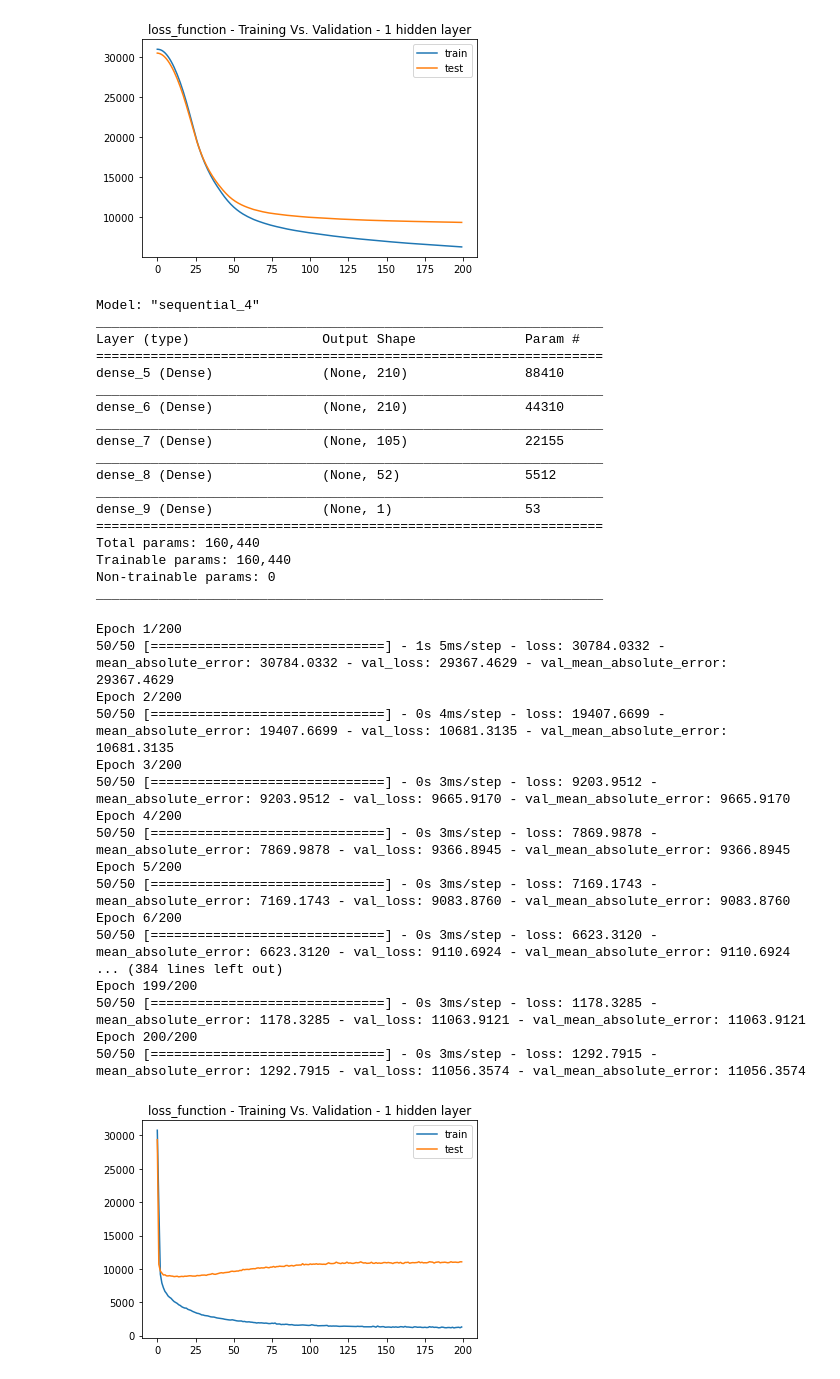
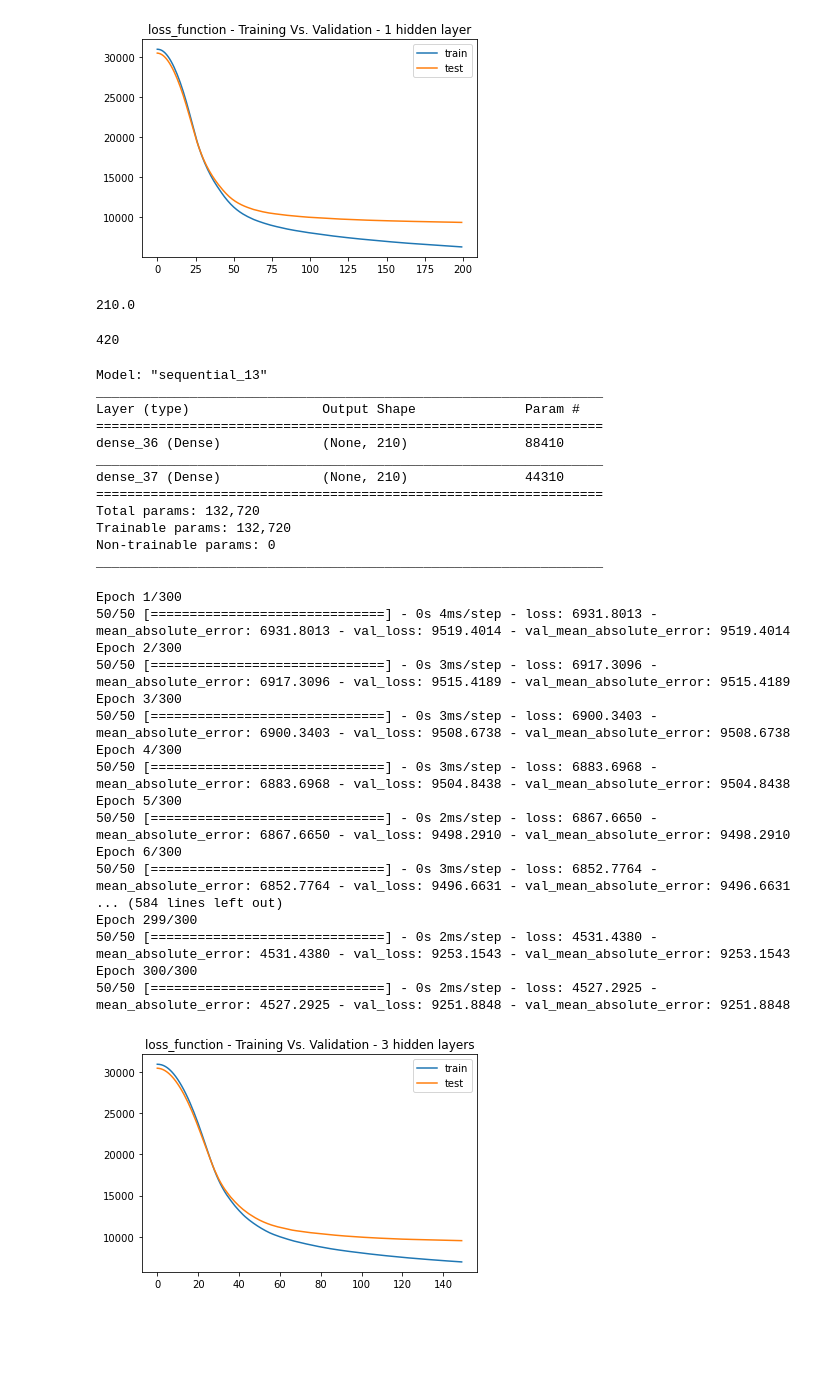
Before and after one commit to justinm329/Job_salary_prediction_2, a Jupyter notebook: Main_2.ipynb, the cells around one changed output. Saved outputs shown, nothing was run; the diff lists cells and outputs as text; code cells hidden in the pictures; blank space fills up the shorter version.

```diff
--- a/Main_2.ipynb
+++ b/Main_2.ipynb
@@ -425,62 +425,64 @@ neural_network_2 = Sequential()
 
 # create the hidden latter
 neural_network_2.add(Dense(units = number_hidden_nodes, input_dim = number_input_columns, activation = "relu", kernel_initializer='normal' ))
-# create output layer
-neural_network_2.add(Dense(units = number_hidden_nodes_2,  activation = "relu", kernel_initializer='normal'))
+# create second hidden layer
+#neural_network_2.add(Dense(units = number_hidden_nodes_2,  activation = "relu", kernel_initializer='normal'))
 # hidden layer 3
-neural_network_2.add(Dense(units = hidden_layer_3,  activation = "relu", kernel_initializer='normal'))
+#neural_network_2.add(Dense(units = hidden_layer_3,  activation = "relu", kernel_initializer='normal'))
 # hidden layer 4
-neural_network_2.add(Dense(units = hidden_layer_4,  activation = "relu", kernel_initializer='normal'))
+#neural_network_2.add(Dense(units = hidden_layer_4,  activation = "relu", kernel_initializer='normal'))
 #output layer
-neural_network_2.add(Dense(units = 1,  activation = "linear", kernel_initializer='normal'))
+neural_network_2.add(Dense(units =number_hidden_nodes_2,  activation = "relu", kernel_initializer='normal'))
+# %%
+number_hidden_nodes_2
+# %% [output]
+210.0
+# %%
+number_input_columns_2
+# %% [output]
+420
 # %%
 neural_network_2.compile(loss="mean_absolute_error", optimizer="adam", metrics=["mean_absolute_error"])
 neural_network_2.summary()
 # %% [output]
-Model: "sequential_4"
+Model: "sequential_13"
 _________________________________________________________________
 Layer (type)                 Output Shape              Param #
 =================================================================
-dense_5 (Dense)              (None, 210)               88410
+dense_36 (Dense)             (None, 210)               88410
 _________________________________________________________________
-dense_6 (Dense)              (None, 210)               44310
-_________________________________________________________________
-dense_7 (Dense)              (None, 105)               22155
-_________________________________________________________________
-dense_8 (Dense)              (None, 52)                5512
-_________________________________________________________________
-dense_9 (Dense)              (None, 1)                 53
+dense_37 (Dense)             (None, 210)               44310
 =================================================================
-Total params: 160,440
-Trainable params: 160,440
+Total params: 132,720
+Trainable params: 132,720
 Non-trainable params: 0
 _________________________________________________________________
 # %%
-nn_model_2 = neural_network_2.fit(X_train_scaled, y_train,validation_split=0.3, epochs=200)
+nn_model_2 = neural_network_2.fit(X_train_scaled, y_train,validation_split=0.3, epochs=300)
 # %% [output]
-Epoch 1/200
-50/50 [==============================] - 1s 5ms/step - loss: 30784.0332 - mean_absolute_error: 30784.0332 - val_loss: 29367.4629 - val_mean_absolute_error: 29367.4629
-Epoch 2/200
-50/50 [==============================] - 0s 4ms/step - loss: 19407.6699 - mean_absolute_error: 19407.6699 - val_loss: 10681.3135 - val_mean_absolute_error: 10681.3135
-Epoch 3/200
-50/50 [==============================] - 0s 3ms/step - loss: 9203.9512 - mean_absolute_error: 9203.9512 - val_loss: 9665.9170 - val_mean_absolute_error: 9665.9170
-Epoch 4/200
-50/50 [==============================] - 0s 3ms/step - loss: 7869.9878 - mean_absolute_error: 7869.9878 - val_loss: 9366.8945 - val_mean_absolute_error: 9366.8945
-Epoch 5/200
-50/50 [==============================] - 0s 3ms/step - loss: 7169.1743 - mean_absolute_error: 7169.1743 - val_loss: 9083.8760 - val_mean_absolute_error: 9083.8760
-Epoch 6/200
-50/50 [==============================] - 0s 3ms/step - loss: 6623.3120 - mean_absolute_error: 6623.3120 - val_loss: 9110.6924 - val_mean_absolute_error: 9110.6924
-... (384 lines left out)
-Epoch 199/200
-50/50 [==============================] - 0s 3ms/step - loss: 1178.3285 - mean_absolute_error: 1178.3285 - val_loss: 11063.9121 - val_mean_absolute_error: 11063.9121
-Epoch 200/200
-50/50 [==============================] - 0s 3ms/step - loss: 1292.7915 - mean_absolute_error: 1292.7915 - val_loss: 11056.3574 - val_mean_absolute_error: 11056.3574
+Epoch 1/300
+50/50 [==============================] - 0s 4ms/step - loss: 6931.8013 - mean_absolute_error: 6931.8013 - val_loss: 9519.4014 - val_mean_absolute_error: 9519.4014
+Epoch 2/300
+50/50 [==============================] - 0s 3ms/step - loss: 6917.3096 - mean_absolute_error: 6917.3096 - val_loss: 9515.4189 - val_mean_absolute_error: 9515.4189
+Epoch 3/300
+50/50 [==============================] - 0s 3ms/step - loss: 6900.3403 - mean_absolute_error: 6900.3403 - val_loss: 9508.6738 - val_mean_absolute_error: 9508.6738
+Epoch 4/300
+50/50 [==============================] - 0s 3ms/step - loss: 6883.6968 - mean_absolute_error: 6883.6968 - val_loss: 9504.8438 - val_mean_absolute_error: 9504.8438
+Epoch 5/300
+50/50 [==============================] - 0s 2ms/step - loss: 6867.6650 - mean_absolute_error: 6867.6650 - val_loss: 9498.2910 - val_mean_absolute_error: 9498.2910
+Epoch 6/300
+50/50 [==============================] - 0s 3ms/step - loss: 6852.7764 - mean_absolute_error: 6852.7764 - val_loss: 9496.6631 - val_mean_absolute_error: 9496.6631
+... (584 lines left out)
+Epoch 299/300
+50/50 [==============================] - 0s 2ms/step - loss: 4531.4380 - mean_absolute_error: 4531.4380 - val_loss: 9253.1543 - val_mean_absolute_error: 9253.1543
+Epoch 300/300
+50/50 [==============================] - 0s 2ms/step - loss: 4527.2925 - mean_absolute_error: 4527.2925 - val_loss: 9251.8848 - val_mean_absolute_error: 9251.8848
 # %%
 # Train vs test for shallow net
 plt.plot(nn_model_2.history["loss"])
 plt.plot(nn_model_2.history["val_loss"])
-plt.title("loss_function - Training Vs. Validation - 1 hidden layer")
+plt.title("loss_function - Training Vs. Validation - 3 hidden layers")
 plt.legend(["train", "test"])
 plt.show()
 # %% [output]
-[figure, old version]
+[figure, new version]
```
